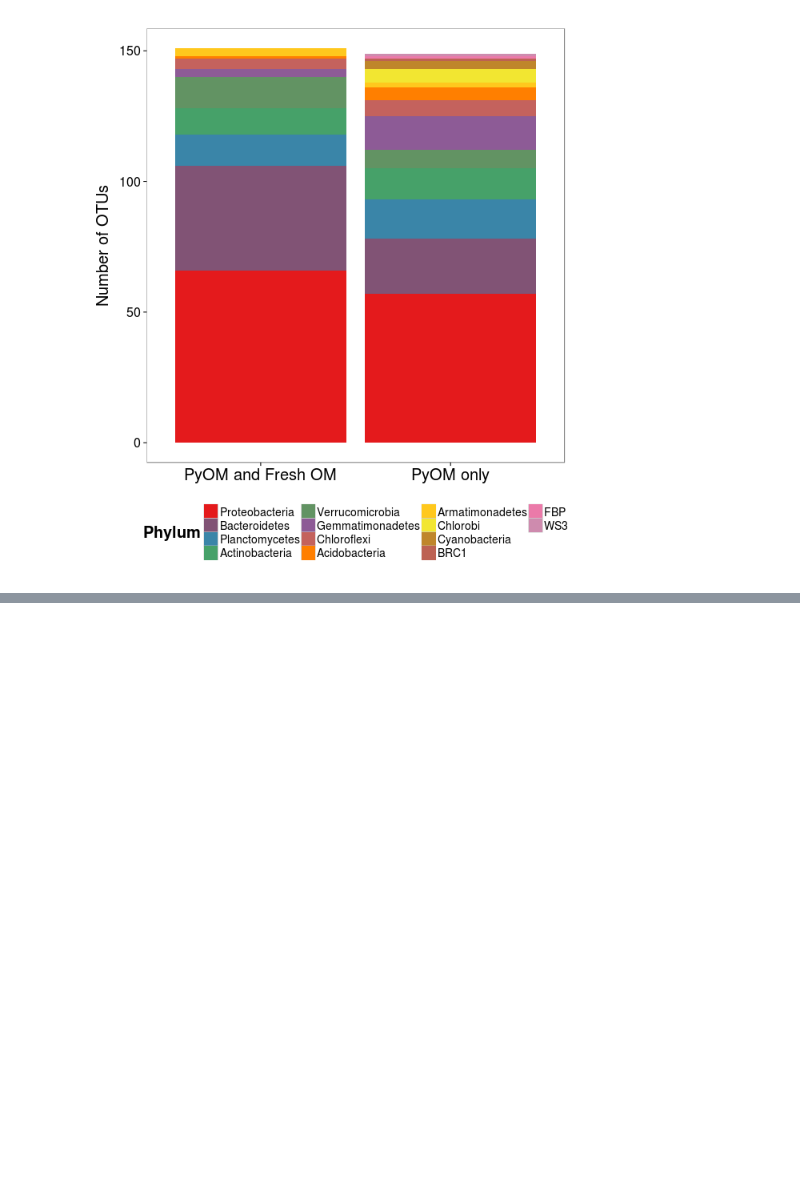
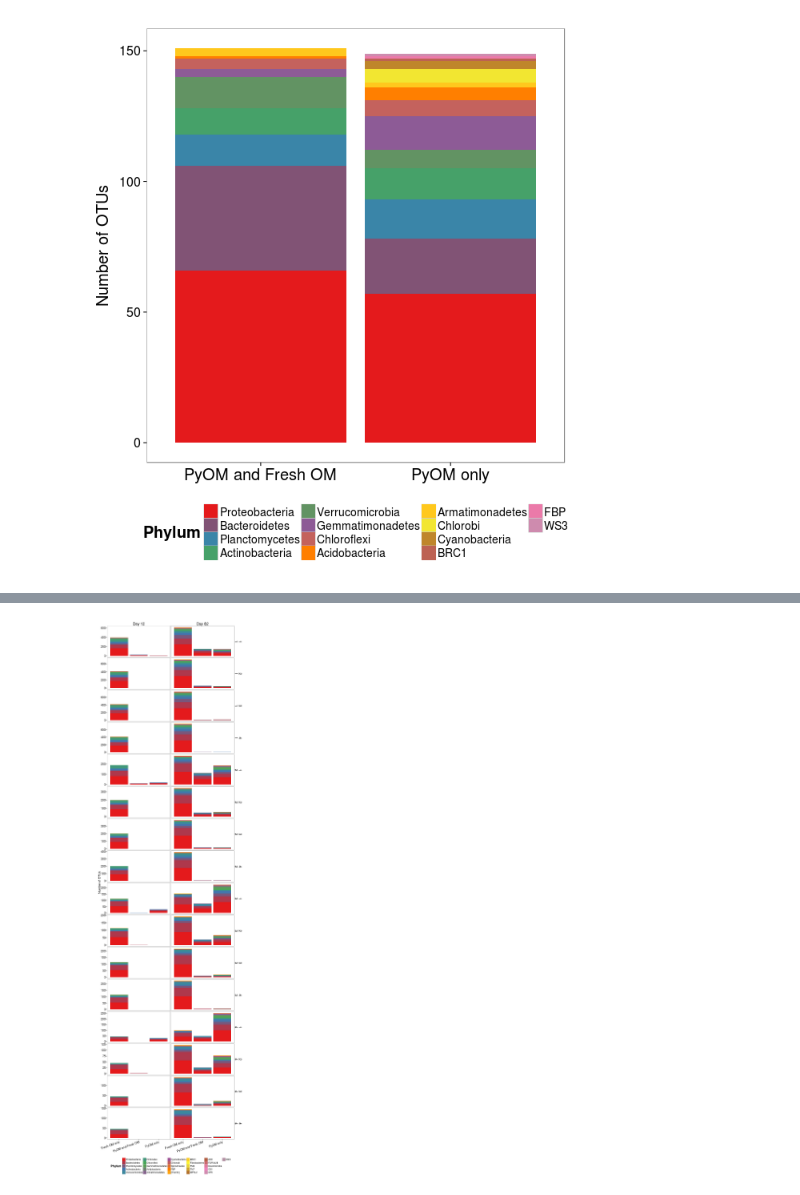
Before and after one commit to TheaWhitman/PyOM, a Jupyter notebook: manuscript_figures/Log2_Cutoff_Stacks.ipynb, the cells around one changed output, grey strips where cells are left out. Drawn from its saved outputs; the diff is of its cells as text; code cells hidden in the pictures; blank space fills up the shorter version.

Commit message:
Adjustable cutoffs

```diff
--- a/manuscript_figures/Log2_Cutoff_Stacks.ipynb
+++ b/manuscript_figures/Log2_Cutoff_Stacks.ipynb
@@ -200,9 +167,9 @@ d.stover$Group <- "Fresh OM only"
 # %%
 %%R
-FOM <- seq(1,2,1)
-PyOM <- seq(1,1,1)
-ranges = expand.grid(FOM = FOM,
-                        PyOM = PyOM)
+FOM <- seq(1,4,1)
+PyOM <- seq(1,4,1)
+ranges = expand.grid(FOMr = FOM,
+                        PyOMr = PyOM)
 ranges
 # Creates a matrix of all the possible value combinations for cutoffs
 # %% [output]
@@ -234,0 +213,11 @@ cutoff = function (FOM,PyOM) {
+# %%
+%%R
+d.all.cutoff<-mdply(ranges,cutoff)
+# Run the cutoff fucntion for all different range options
+
+currentnames <- colnames(d.all.cutoff)
+d.all.cutoff[,8:13] <- tax_table(physeq)[as.character(d.all.cutoff[,3]),c(2:7)]
+colnames(d.all.cutoff) = c(currentnames,"Phylum","Class","Order","Family","Genus","Species")
+# Clean up table
+
+head(d.all.cutoff)
@@ -246,0 +248,50 @@ head(d.all.cutoff)
+# %%
+%%R -w 800 -h 3000
+# Now I want to take these taxa, and make a stacked bar chart based on whether the OTUs fall into these categories
+
+d.all <- d.all.cutoff
+d.all$Day = ifelse(d.all$Day==1,"Day 12",ifelse(d.all$Day==2,"Day 82","Day 1"))
+# Includes all the amendment responses
+
+p.order <- ddply(d.all,"Phylum", summarise, count = length(PyOM))
+p.order <- p.order[order(-p.order$count),]
+p.order <- p.order$Phylum
+p.order
+# Gets the order of phyla from most to least
+
+d.all$p.order <- factor(d.all$Phylum, c(p.order))
+# Adds ordered list
+
+p = ggplot(d.all, aes(Group, fill=p.order)) + geom_bar()
+p = p + facet_grid(~FOMr~PyOMr~Day, scales="free_y")
+
+p = p + theme_bw() +  theme(
+    plot.background = element_blank()
+   ,panel.grid.major = element_blank()
+   ,panel.grid.minor = element_blank()
+)
+
+p = p + ylab("Number of OTUs") + xlab("")
+
+p = p + theme(strip.text.x = element_text(size = 20),
+              strip.text.y = element_text(size = 20),
+              axis.text.x = element_text(size = 16, angle = 20, hjust = 1, vjust = 1),
+              axis.text.y = element_text(size=16),
+              axis.title.y = element_text(size=16),
+              legend.position="bottom",
+              strip.background = element_blank()
+              )
+
+
+p = p + guides(fill = guide_legend(legend.position="bottom", title = "Phylum", nrow=5))
+
+p = p + theme(legend.text = element_text(size = 12), legend.title = element_text(size = 16))
+
+
+colourCount = length(unique(d.all$Phylum))
+getPalette = colorRampPalette(brewer.pal(14, "Set1"))
+p = p + scale_fill_manual(values=getPalette(colourCount))
+
+p
+# %% [output]
+[figure, added]
```
Also changed, not shown: parts of 7 cells of this notebook.
